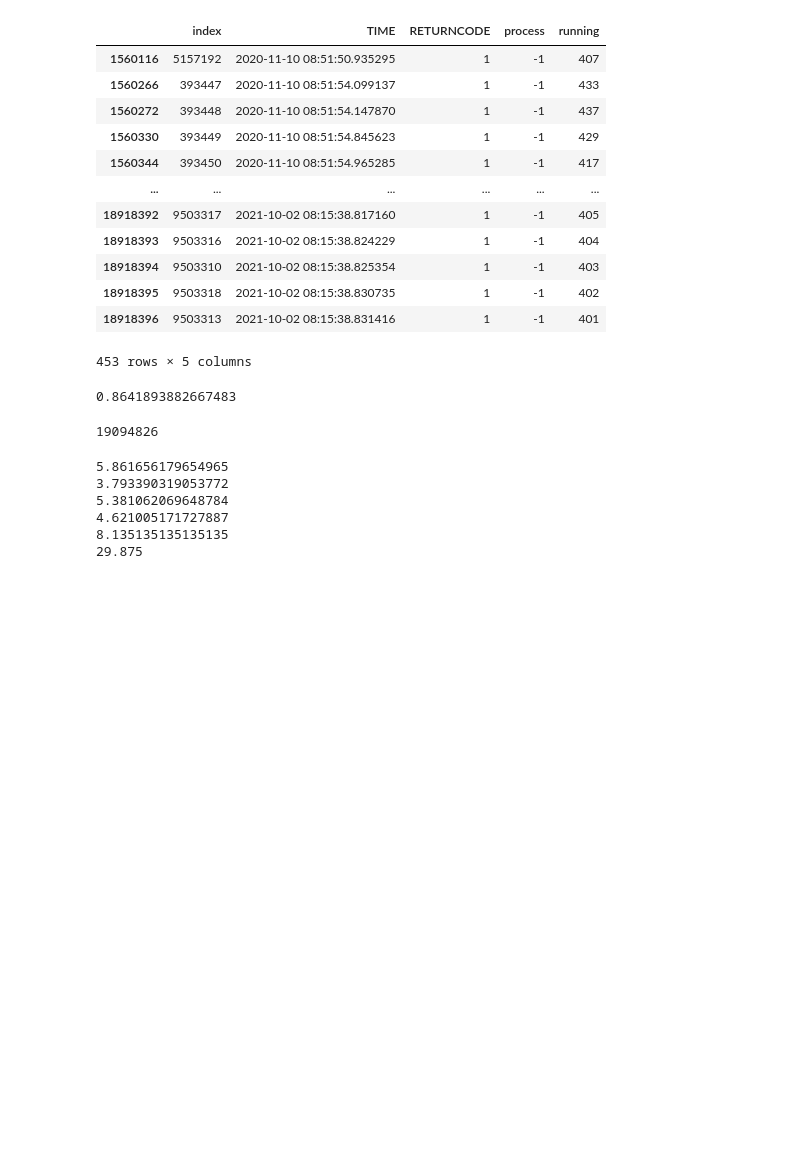
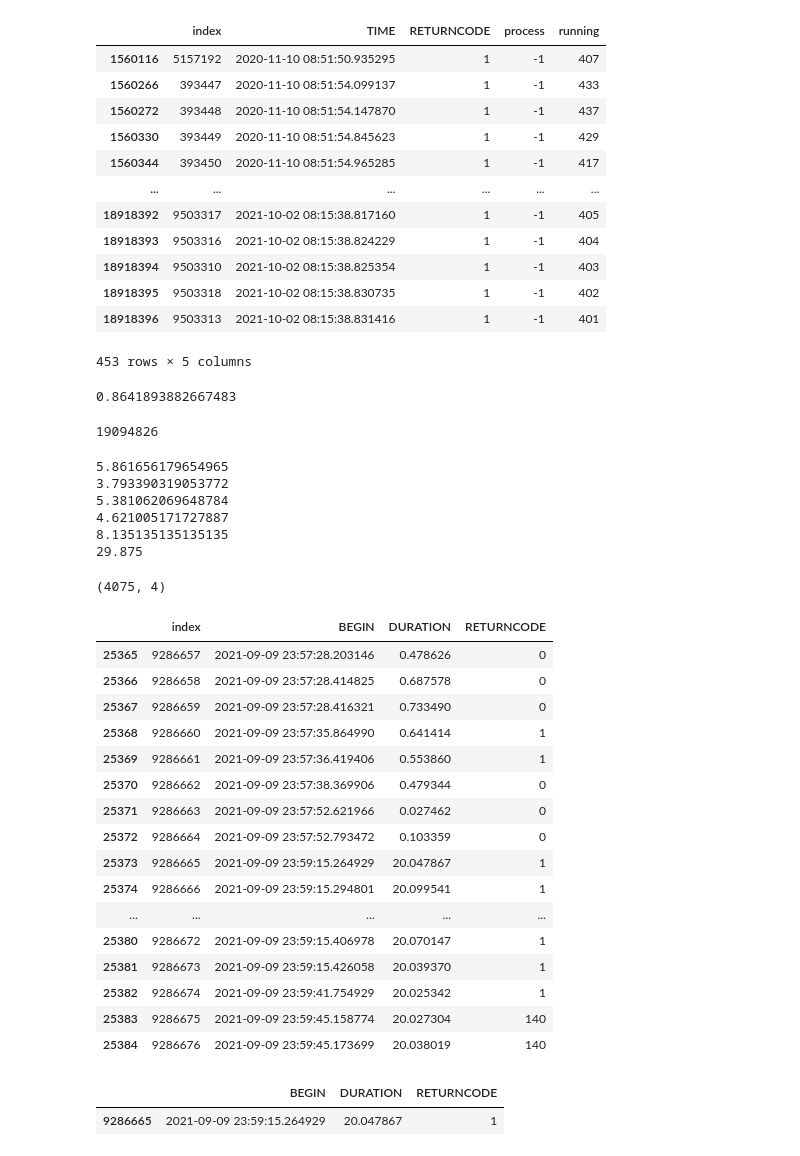
Before and after one commit to VahidehRasekhi/accre-sour_patch, a Jupyter notebook: notebooks/working.ipynb, the cells around one changed output. Cells and saved outputs as stored; diff of their text form; code cells hidden in the pictures; blank space fills up the shorter version.

Commit message:
Anaylsing point of error code block start

```diff
--- a/notebooks/working.ipynb
+++ b/notebooks/working.ipynb
@@ -141,4 +151,35 @@ for i in range(6):
 8.135135135135135
 29.875
 # %%
-error_df = load_df[load_df['RETURNCODE'] == 1]
+sb99 = sbatch[(sbatch['BEGIN'].dt.month == 9) & (sbatch['BEGIN'].dt.day == 9)]
+# %%
+sb99[sb99['RETURNCODE'] == 1].shape
+# %% [output]
+(4075, 4)
+# %%
+# sb99[sb99['RETURNCODE'] == 1].head()
+start = 120
+sb99.iloc[-20:]
+# %% [output]
+|  | index | BEGIN | DURATION | RETURNCODE |
+| 25365 | 9286657 | 2021-09-09 23:57:28.203146 | 0.478626 | 0 |
+| 25366 | 9286658 | 2021-09-09 23:57:28.414825 | 0.687578 | 0 |
+| 25367 | 9286659 | 2021-09-09 23:57:28.416321 | 0.733490 | 0 |
+| 25368 | 9286660 | 2021-09-09 23:57:35.864990 | 0.641414 | 1 |
+| 25369 | 9286661 | 2021-09-09 23:57:36.419406 | 0.553860 | 1 |
+| 25370 | 9286662 | 2021-09-09 23:57:38.369906 | 0.479344 | 0 |
+| 25371 | 9286663 | 2021-09-09 23:57:52.621966 | 0.027462 | 0 |
+| 25372 | 9286664 | 2021-09-09 23:57:52.793472 | 0.103359 | 0 |
+| 25373 | 9286665 | 2021-09-09 23:59:15.264929 | 20.047867 | 1 |
+| 25374 | 9286666 | 2021-09-09 23:59:15.294801 | 20.099541 | 1 |
+| ... | ... | ... | ... | ... |
+| 25380 | 9286672 | 2021-09-09 23:59:15.406978 | 20.070147 | 1 |
+| 25381 | 9286673 | 2021-09-09 23:59:15.426058 | 20.039370 | 1 |
+| 25382 | 9286674 | 2021-09-09 23:59:41.754929 | 20.025342 | 1 |
+| 25383 | 9286675 | 2021-09-09 23:59:45.158774 | 20.027304 | 140 |
+| 25384 | 9286676 | 2021-09-09 23:59:45.173699 | 20.038019 | 140 |
+# %%
+sbatch[sbatch.index == 9286665]
+# %% [output]
+|  | BEGIN | DURATION | RETURNCODE |
+| 9286665 | 2021-09-09 23:59:15.264929 | 20.047867 | 1 |
```
Also changed, not shown: parts of 7 cells of this notebook, 3 other files.
